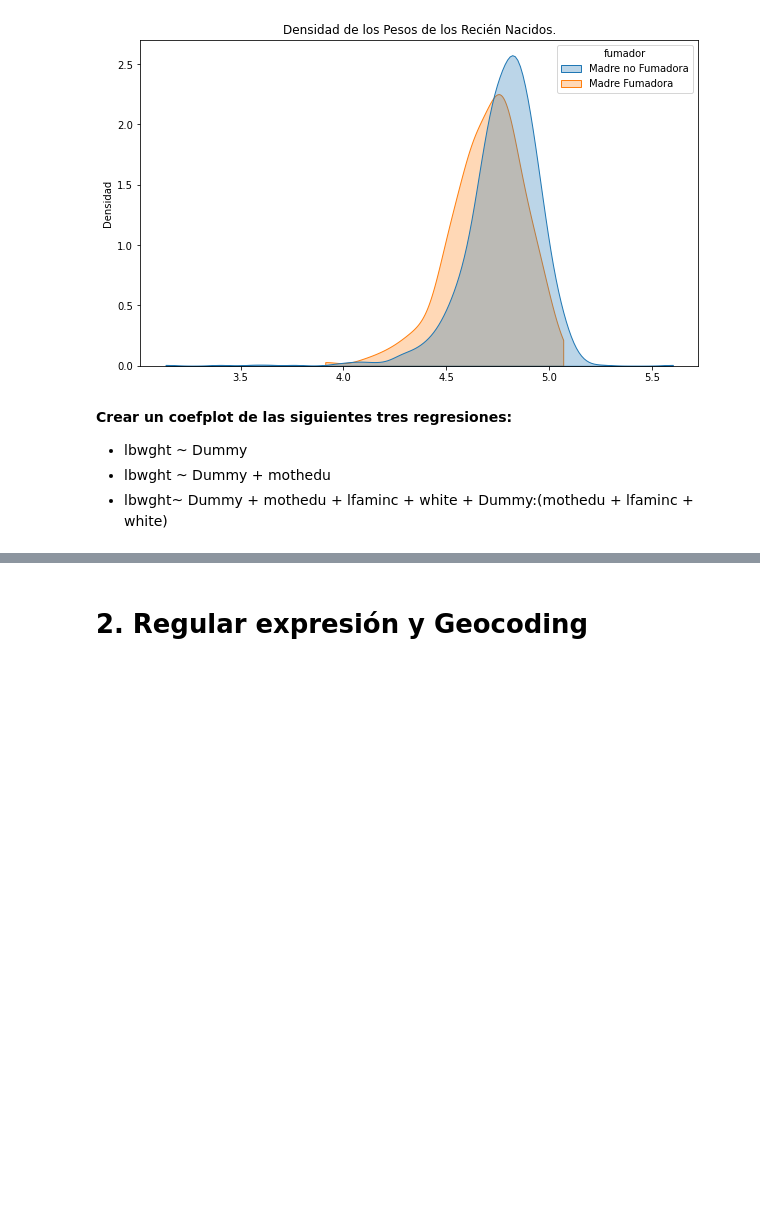
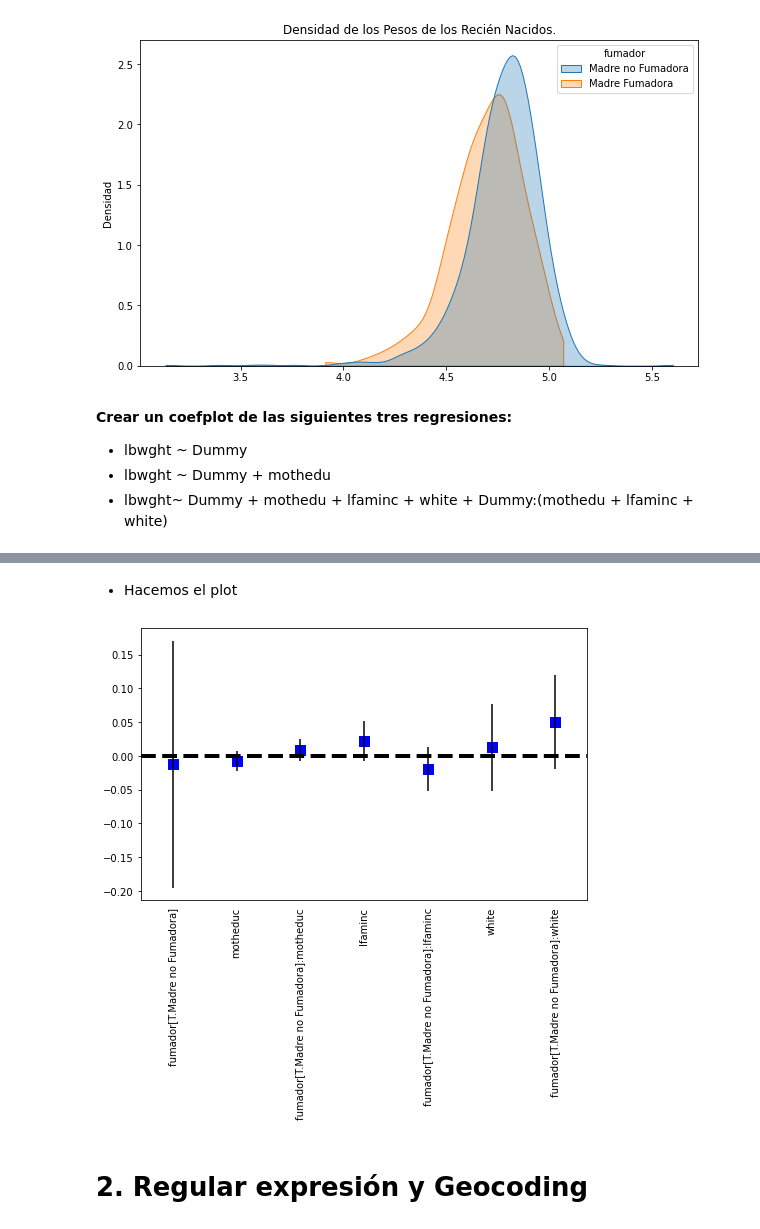
Before and after one commit to Robertopucp/1ECO35_R_PYTHON, a Jupyter notebook: Trabajo_grupal/WH6/grupo5_Python_wh6.ipynb, the cells around one changed output, grey strips where cells are left out. Cells and saved outputs as stored; diff of their text form; code cells hidden in the pictures; blank space fills up the shorter version.

```diff
--- a/Trabajo_grupal/WH6/grupo5_Python_wh6.ipynb
+++ b/Trabajo_grupal/WH6/grupo5_Python_wh6.ipynb
@@ -72,0 +240,3 @@ Text(0, 0.5, 'Densidad')
+# %%
+formula3 = 'lbwght ~ fumador + motheduc + lfaminc + white + fumador*motheduc + fumador*lfaminc + fumador*white'
+formula3
@@ -72,0 +245,3 @@ Text(0, 0.5, 'Densidad')
+# %%
+lin_reg3 = smf.ols(formula3, data=peso).fit()
+lin_reg3.summary()
@@ -72,0 +298,3 @@ Text(0, 0.5, 'Densidad')
+# %%
+err_series3 = lin_reg3.params - lin_reg3.conf_int()[0]
+err_series3
@@ -72,0 +311,6 @@ Text(0, 0.5, 'Densidad')
+# %%
+coef_peso3 = pd.DataFrame({'coef': lin_reg3.params.values[1:],
+                        'err': err_series3.values[1:],
+                        'varname': err_series3.index.values[1:]
+                       })
+coef_peso3
@@ -73,2 +326,18 @@ Text(0, 0.5, 'Densidad')
+# %% [markdown]
+- Hacemos el plot
+# %%
+fig, ax = plt.subplots(figsize=(8, 5))
+coef_peso3.plot(x='varname', y='coef', kind='bar',
+             ax=ax, color='none',
+             yerr='err', legend=False)
+ax.set_ylabel('')
+ax.set_xlabel('')
+ax.scatter(x=pd.np.arange(coef_peso3.shape[0]),
+           marker='s', s=120,
+           y=coef_peso3['coef'], color='blue')
+ax.axhline(y=0, linestyle='--', color='black', linewidth=4)
+ax.xaxis.set_ticks_position('none')
+# %% [output]
+[figure, added]
 # %% [markdown]
 # 2. Regular expresión y Geocoding
```
Also changed, not shown: parts of 29 cells of this notebook.
